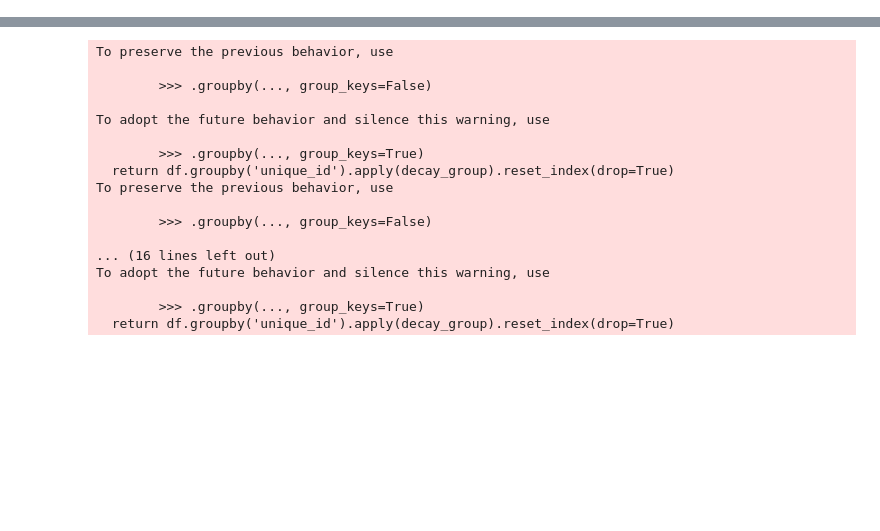
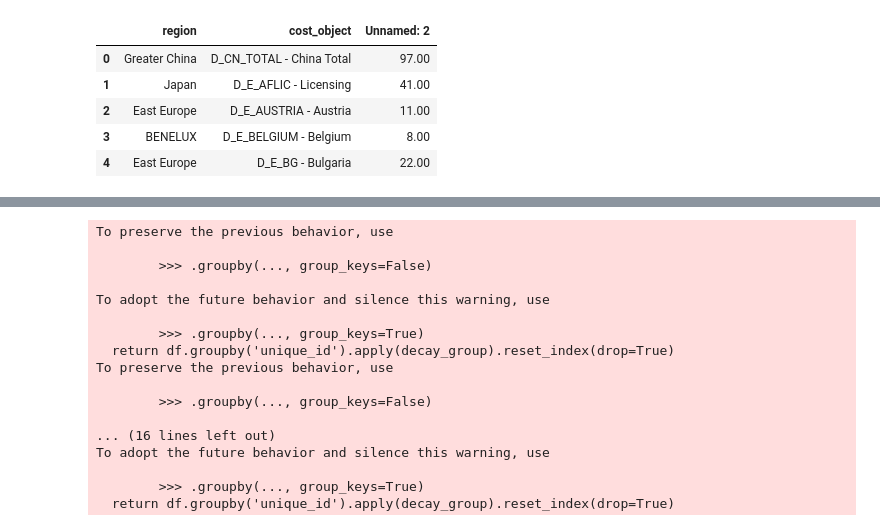
Before and after one commit to achett/Hierarchical-Model, a Jupyter notebook: Bayesian_Hierarchical_Model.ipynb, the cells around one changed output, grey strips where cells are left out. Cells and saved outputs as stored; diff of their text form; code cells hidden in the pictures; blank space fills up the shorter version.

```diff
--- a/Bayesian_Hierarchical_Model.ipynb
+++ b/Bayesian_Hierarchical_Model.ipynb
@@ -142,6 +143,15 @@ sga = pd.read_csv(inputFile)
 
 sga1 = prepare_feature(sga, r_hier, volume_act, 'AP')
 sga2 = prepare_feature(sga, r_hier, volume_act, 'Field_Sales')
+# %%
+r_hier.head()
+# %% [output]
+|  | region | cost_object | Unnamed: 2 |
+| 0 | Greater China | D_CN_TOTAL - China Total | 97.00 |
+| 1 | Japan | D_E_AFLIC - Licensing | 41.00 |
+| 2 | East Europe | D_E_AUSTRIA - Austria | 11.00 |
+| 3 | BENELUX | D_E_BELGIUM - Belgium | 8.00 |
+| 4 | East Europe | D_E_BG - Bulgaria | 22.00 |
 # %%
 ########################
 # SAMPLE
```
Also changed, not shown: parts of 16 cells of this notebook.
